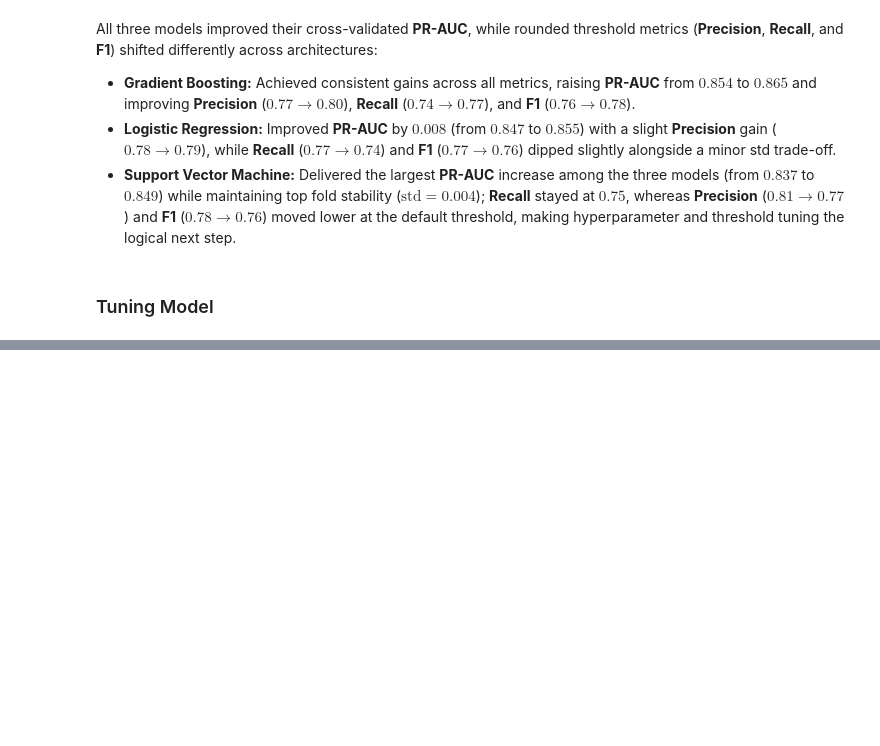
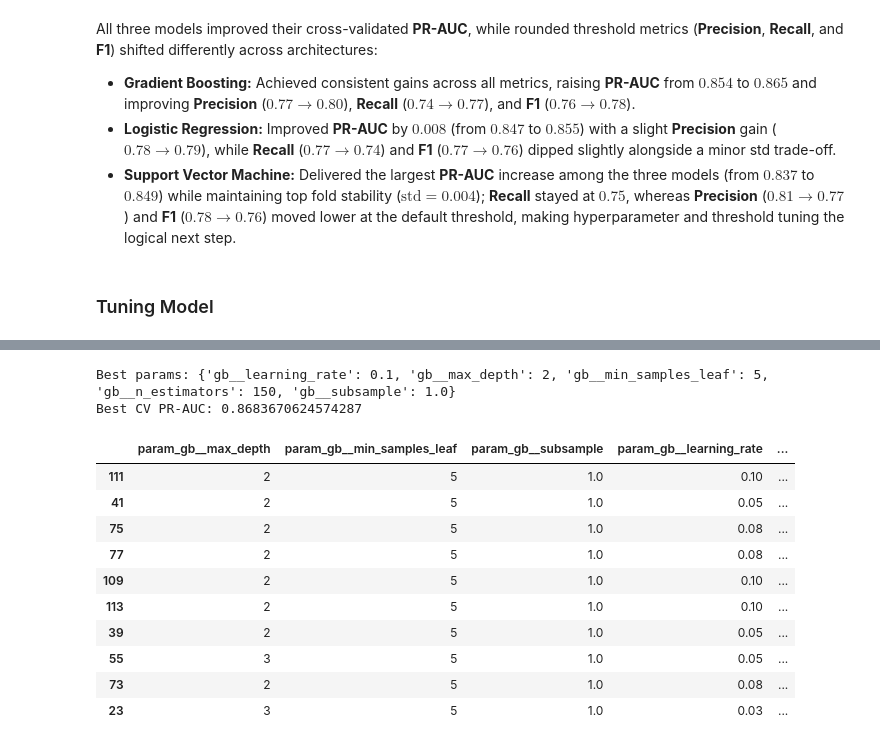
Before and after one commit to SpaceMakerc/Titanic---Machine-Learning-from-Disaster, a Jupyter notebook: titanic.ipynb, the cells around one changed output, grey strips where cells are left out. Cells and saved outputs as stored; diff of their text form; code cells hidden in the pictures; blank space fills up the shorter version.

```diff
--- a/titanic.ipynb
+++ b/titanic.ipynb
@@ -1917,0 +1986,67 @@ def tuning_models(models: dict, process: ColumnTransformer, param_grid: dict):
+# %%
+from sklearn.model_selection import GridSearchCV, StratifiedKFold
+from sklearn.pipeline import Pipeline
+
+boosting = models["Gradient Boosting"]
+boosting_preprocess = ColumnTransformer(fs.processing_per_model["Gradient Boosting"], remainder="drop")
+
+boosting_pipeline = Pipeline([
+    ("preproccesing", boosting_preprocess),
+    ("gb", boosting)
+])
+
+param_grid = {
+    "gb__learning_rate": [0.03, 0.05, 0.08, 0.1],
+    "gb__n_estimators": [100, 150, 200],
+    "gb__max_depth": [2, 3],
+    "gb__min_samples_leaf": [5, 10, 15],
+    "gb__subsample": [0.8, 1.0],
+}
+
+cv = StratifiedKFold(n_splits=3, shuffle=True, random_state=42)
+
+grid_search_boosting = GridSearchCV(
+    boosting_pipeline,
+    param_grid=param_grid,
+    cv=cv,
+    scoring="average_precision",
+    return_train_score=True
+)
+
+grid_search_boosting.fit(X_train, y_train)
+
+print("Best params:", grid_search_boosting.best_params_)
+print("Best CV PR-AUC:", grid_search_boosting.best_score_)
+# %% [output]
+Best params: {'gb__learning_rate': 0.1, 'gb__max_depth': 2, 'gb__min_samples_leaf': 5, 'gb__n_estimators': 150, 'gb__subsample': 1.0}
+Best CV PR-AUC: 0.8683670624574287
+# %%
+results = pd.DataFrame(grid_search_boosting.cv_results_)
+
+cols = [
+    "param_gb__max_depth",
+    "param_gb__min_samples_leaf",
+    "param_gb__subsample",
+    "param_gb__learning_rate",
+    "param_gb__n_estimators",
+    "mean_test_score",
+    "std_test_score",
+    "mean_train_score"
+]
+
+results["diff"] = results["mean_train_score"] - results["mean_test_score"]
+results["rounded_test_score"] = results["mean_test_score"].round(3)
+
+results[cols + ["diff", "rounded_test_score"]].sort_values(by=["rounded_test_score", "std_test_score"], ascending=[False, True]).head(10)
+# %% [output]
+|  | param_gb__max_depth | param_gb__min_samples_leaf | param_gb__subsample | param_gb__learning_rate | ... |
+| 111 | 2 | 5 | 1.0 | 0.10 | ... |
+| 41 | 2 | 5 | 1.0 | 0.05 | ... |
+| 75 | 2 | 5 | 1.0 | 0.08 | ... |
+| 77 | 2 | 5 | 1.0 | 0.08 | ... |
+| 109 | 2 | 5 | 1.0 | 0.10 | ... |
+| 113 | 2 | 5 | 1.0 | 0.10 | ... |
+| 39 | 2 | 5 | 1.0 | 0.05 | ... |
+| 55 | 3 | 5 | 1.0 | 0.05 | ... |
+| 73 | 2 | 5 | 1.0 | 0.08 | ... |
+| 23 | 3 | 5 | 1.0 | 0.03 | ... |
```
Also changed, not shown: parts of 7 cells of this notebook.
